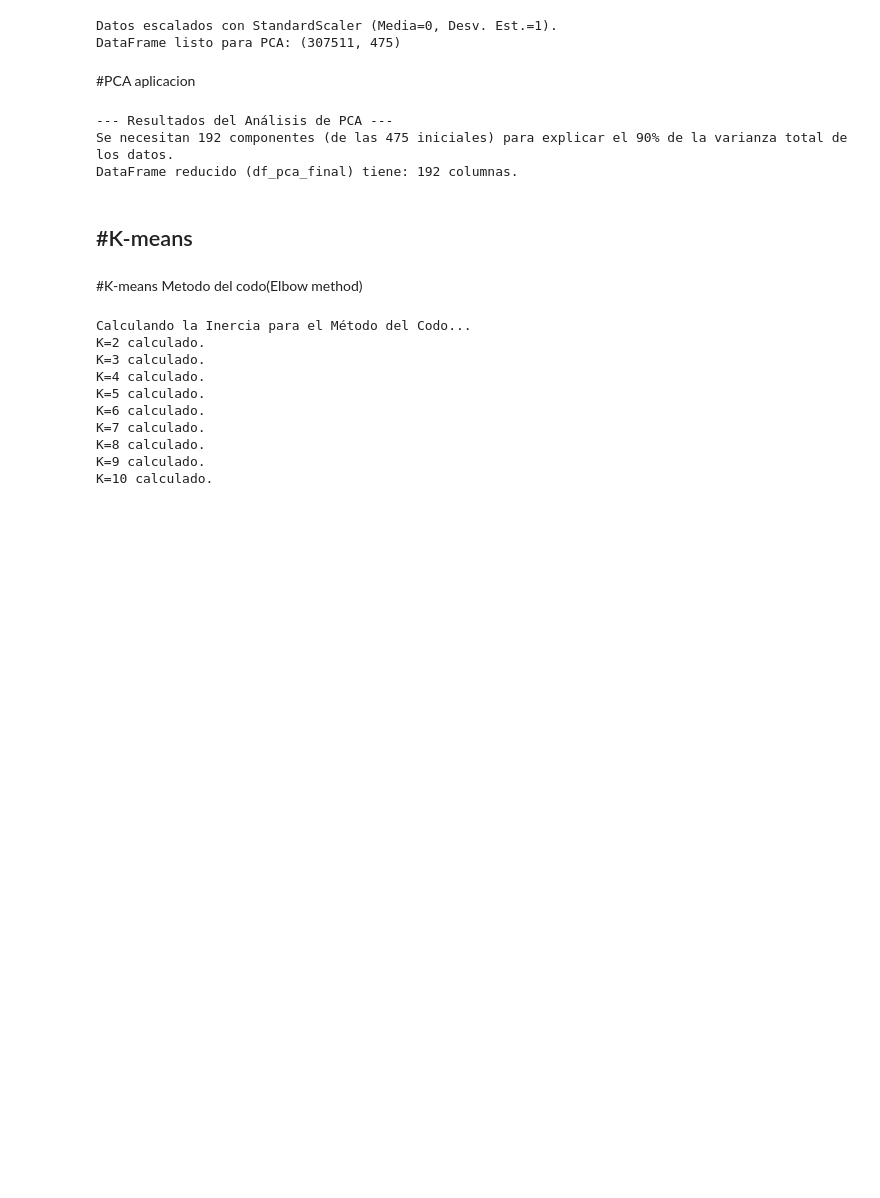
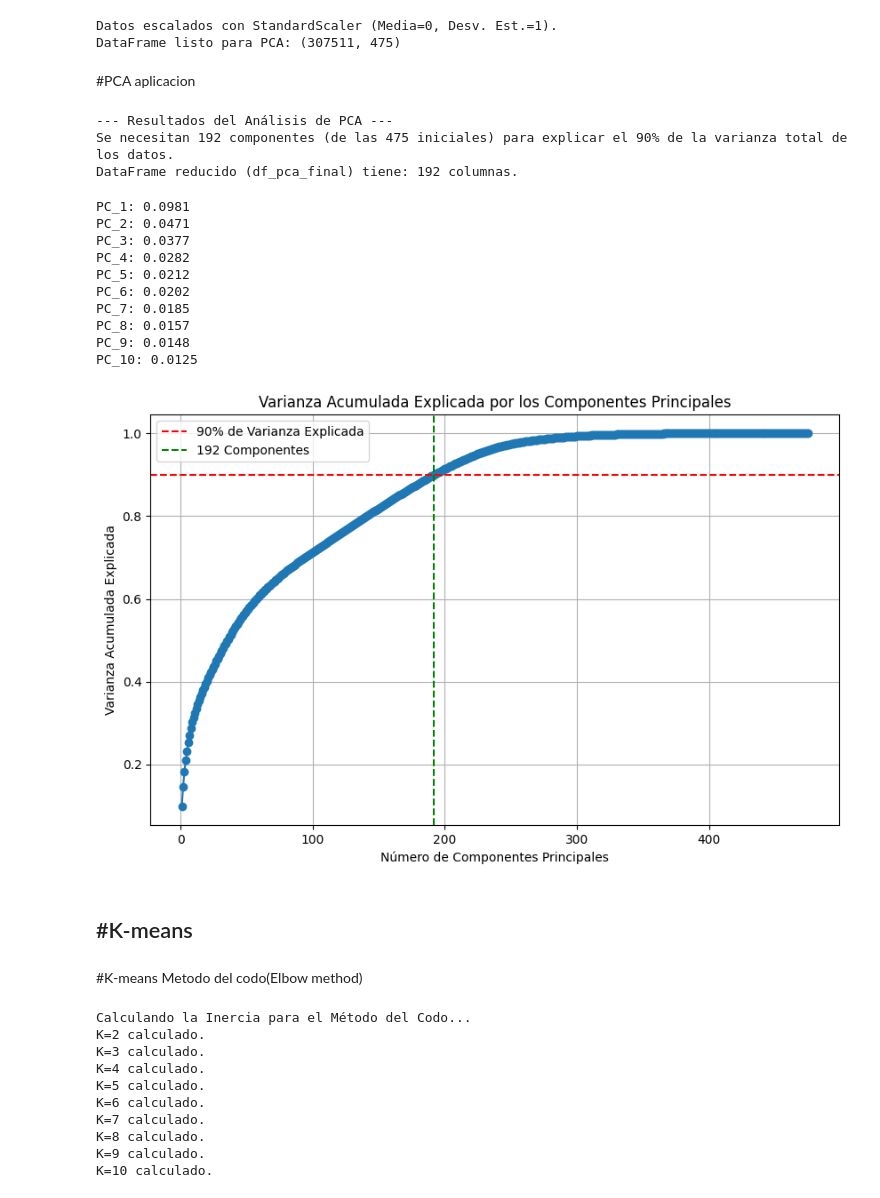
Before and after one commit to rbrandenberg-art/ML_Rhudy_B, a Jupyter notebook: EA3/EA3.ipynb, the cells around one changed output. Drawn from its saved outputs; the diff is of its cells as text; code cells hidden in the pictures; blank space fills up the shorter version.

```diff
--- a/EA3/EA3.ipynb
+++ b/EA3/EA3.ipynb
@@ -224,6 +224,35 @@ print(f"DataFrame reducido (df_pca_final) tiene: {df_pca_final.shape[1]} columna
 --- Resultados del Análisis de PCA ---
 Se necesitan 192 componentes (de las 475 iniciales) para explicar el 90% de la varianza total de los datos.
 DataFrame reducido (df_pca_final) tiene: 192 columnas.
+# %%
+# Mostrar la varianza explicada por los primeros 10 PCs
+variance_explained = pca.explained_variance_ratio_[:10]
+for i, var in enumerate(variance_explained):
+    print(f"PC_{i+1}: {var:.4f}")
+
+# Graficar la Varianza Acumulada
+plt.figure(figsize=(10, 6))
+plt.plot(np.arange(1, len(cumulative_variance) + 1), cumulative_variance, marker='o', linestyle='-')
+plt.axhline(y=0.90, color='r', linestyle='--', label='90% de Varianza Explicada')
+plt.axvline(x=n_components_90, color='g', linestyle='--', label=f'{n_components_90} Componentes')
+plt.title('Varianza Acumulada Explicada por los Componentes Principales')
+plt.xlabel('Número de Componentes Principales')
+plt.ylabel('Varianza Acumulada Explicada')
+plt.legend()
+plt.grid(True)
+plt.show()
+# %% [output]
+PC_1: 0.0981
+PC_2: 0.0471
+PC_3: 0.0377
+PC_4: 0.0282
+PC_5: 0.0212
+PC_6: 0.0202
+PC_7: 0.0185
+PC_8: 0.0157
+PC_9: 0.0148
+PC_10: 0.0125
+[figure, added]
 # %% [markdown]
 #K-means
 ---
```
